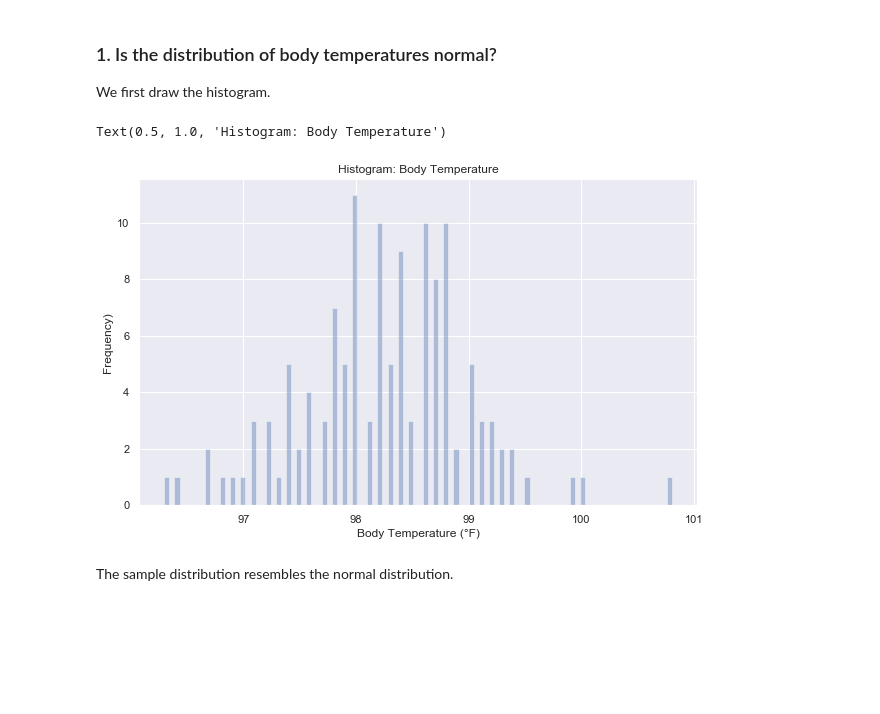
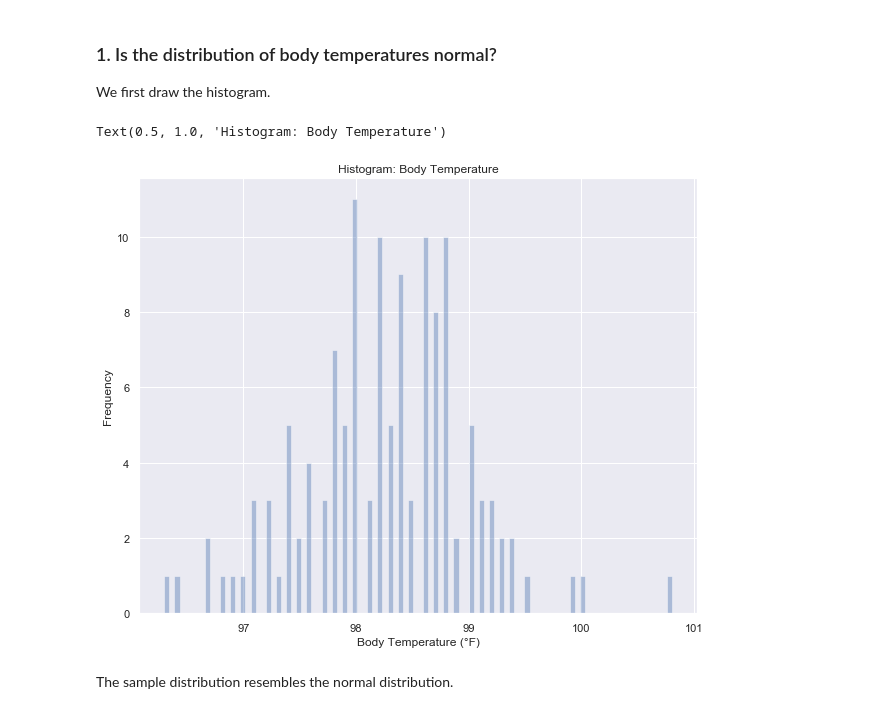
Before and after one commit to ahrimhan/springboard-course, a Jupyter notebook: exploratory-data-analysis/EDA_human_temperature/sliderule_dsi_inferential_statistics_exercise_1.ipynb, the cells around one changed output. Saved outputs shown, nothing was run; the diff lists cells and outputs as text; code cells hidden in the pictures; blank space fills up the shorter version.

```diff
--- a/exploratory-data-analysis/EDA_human_temperature/sliderule_dsi_inferential_statistics_exercise_1.ipynb
+++ b/exploratory-data-analysis/EDA_human_temperature/sliderule_dsi_inferential_statistics_exercise_1.ipynb
@@ -93,18 +93,20 @@ memory usage: 3.1+ KB
 We first draw the histogram.
 # %%
 #histogram
+sns.set(rc={'figure.figsize':(10,8)})
+
+#area of the PDF (Probability Density Function) becomes 1, when settting normed (density) = 1
 #plt.hist(df['temperature'], bins=100, density=True)
-plt.figure(figsize=(10,6))
+
 #kernel density estimate (KDE)
 sns.distplot(df['temperature'], kde=False, bins = 100)
+
 plt.xlabel('Body Temperature (°F)')
-plt.ylabel('Frequency)')
+plt.ylabel('Frequency')
 plt.title('Histogram: Body Temperature')
-
-#PDF: Probability Density Function
 # %% [output]
 Text(0.5, 1.0, 'Histogram: Body Temperature')
-[figure, old version]
+[figure, new version]
 # %% [markdown]
 The sample distribution resembles the normal distribution.
 # %% [markdown]
```
Also changed, not shown: parts of 44 cells of this notebook.
